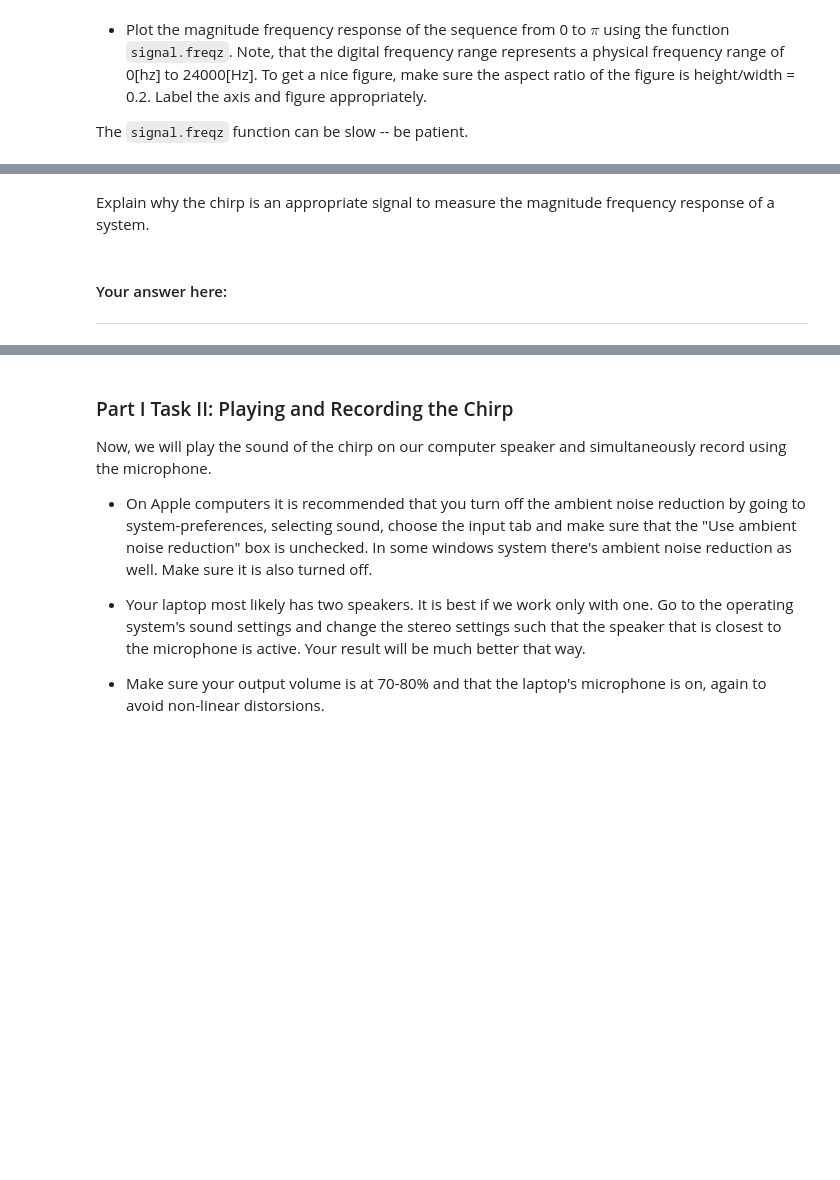
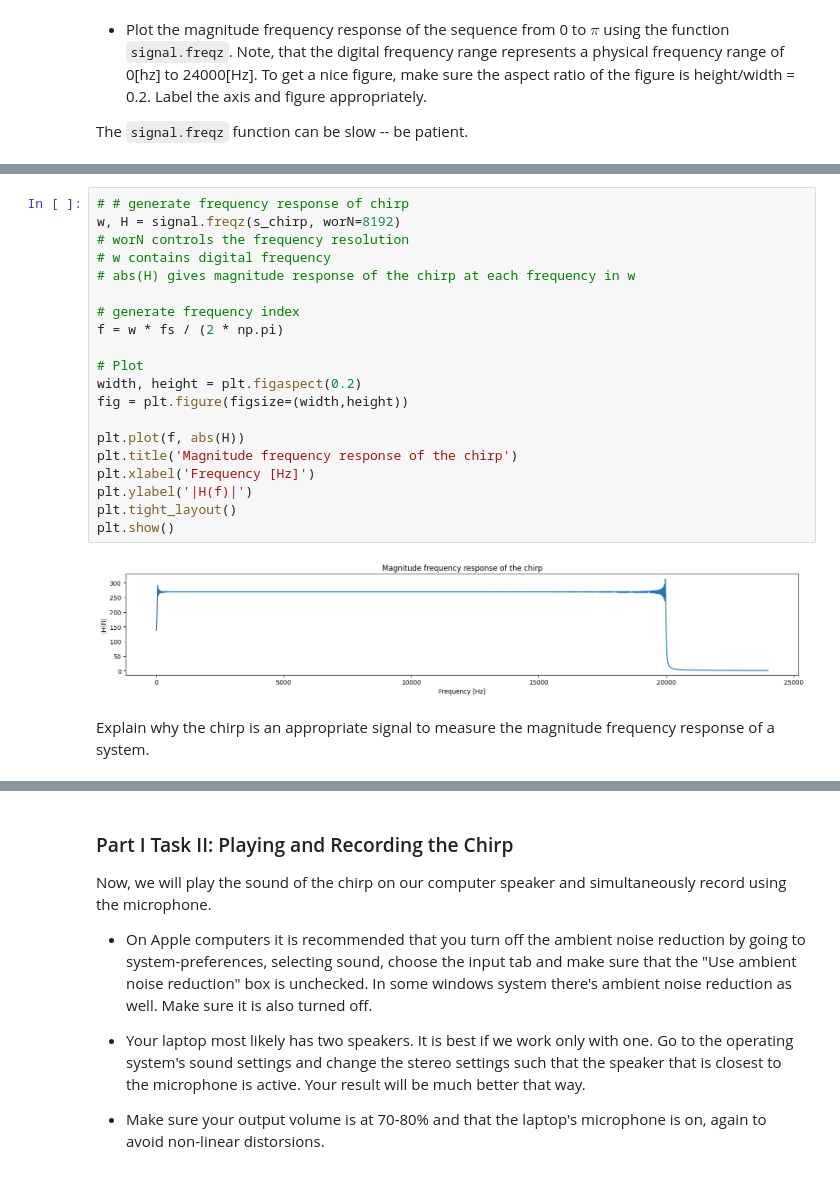
Before and after one commit to mtan0587/Air-Sonar, a Jupyter notebook: TimeDomain-Sonar-New.ipynb, the cells around one changed output, grey strips where cells are left out. Saved outputs shown, nothing was run; the diff lists cells and outputs as text; blank space fills up the shorter version.

```diff
--- a/TimeDomain-Sonar-New.ipynb
+++ b/TimeDomain-Sonar-New.ipynb
@@ -110,6 +111,24 @@ fig = plt.figure(figsize=(width,height))
+# %%
+# # generate frequency response of chirp
+w, H = signal.freqz(s_chirp, worN=8192)
+# worN controls the frequency resolution
+# w contains digital frequency
+# abs(H) gives magnitude response of the chirp at each frequency in w
+
+# generate frequency index
+f = w * fs / (2 * np.pi)
+
+# Plot
+width, height = plt.figaspect(0.2)
+fig = plt.figure(figsize=(width,height))
+
+plt.plot(f, abs(H))
+plt.title('Magnitude frequency response of the chirp')
+plt.xlabel('Frequency [Hz]')
+plt.ylabel('|H(f)|')
+plt.tight_layout()
+plt.show()
+# %% [output]
+[figure, added]
 # %% [markdown]
 Explain why the chirp is an appropriate signal to measure the magnitude frequency response of a system.
-# %% [markdown]
-#### Your answer here:
-
-___
```
Also changed, not shown: parts of 3 cells of this notebook.
